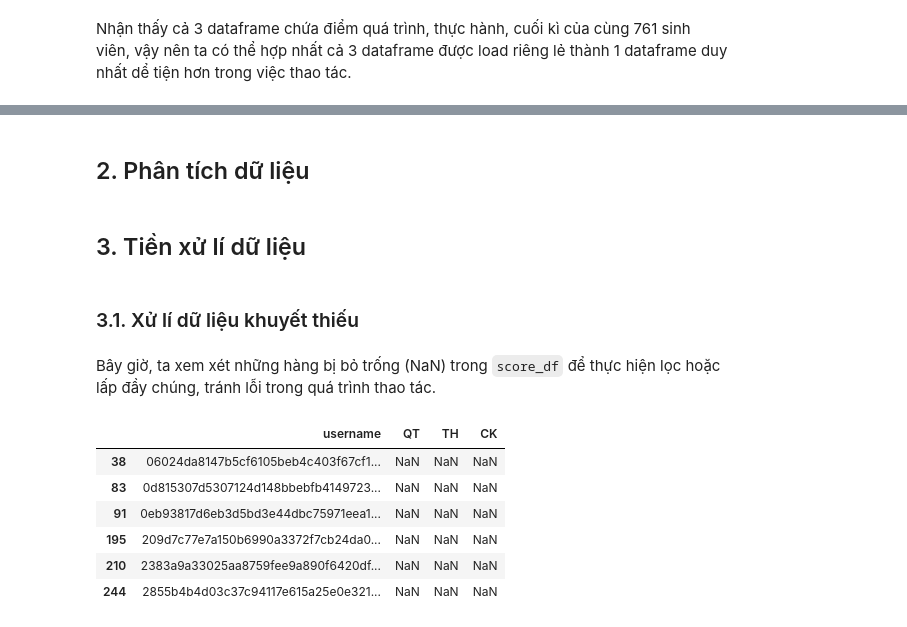
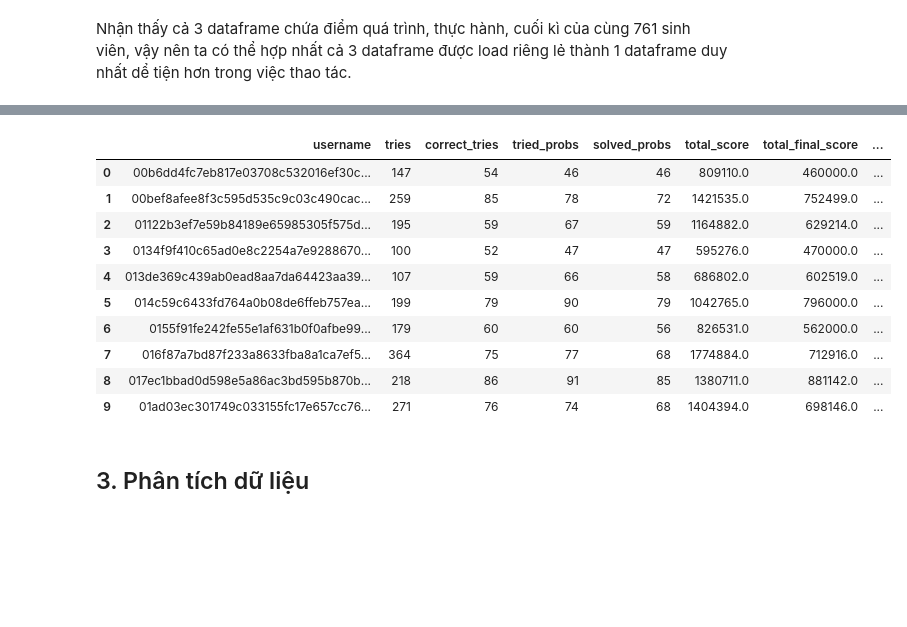
Before and after one commit to huapogba/may-hoc, a Jupyter notebook: wecode_prediction/23520199.ipynb, the cells around one changed output, grey strips where cells are left out. Saved outputs shown, nothing was run; the diff lists cells and outputs as text; code cells hidden in the pictures; blank space fills up the shorter version.

Commit message:
feat: update it001 prob

```diff
--- a/wecode_prediction/23520199.ipynb
+++ b/wecode_prediction/23520199.ipynb
@@ -128,0 +282,27 @@ score_df = pd.merge(
+# %%
+wecode_df["real_score"] = wecode_df["pre_score"] * wecode_df["coefficient"] / 100
+
+wecode_df["final_score"] = (
+    wecode_df["is_final"] * wecode_df["pre_score"] * wecode_df["coefficient"] / 100
+)
+
+wecode_df["is_final_solution"] = wecode_df["is_final"] * (
+    wecode_df["pre_score"] == 10000
+)
+
+extracted_df = (
+    wecode_df.groupby("username")
+    .agg(
+        tries=("username", "size"),
+        correct_tries=("pre_score", lambda x: sum(x == 10000)),
+        tried_probs=("is_final", "sum"),
+        solved_probs=("is_final_solution", "sum"),
+        total_score=("real_score", "sum"),
+        total_final_score=(
+            "final_score",
+            "sum",
+        ),
+    )
+    .reset_index()
+)
+extracted_df.head(10)
@@ -129,18 +321,23 @@ score_df = pd.merge(
+# %%
+extracted_df["tries/prob"] = extracted_df["tries"] / extracted_df["tried_probs"]
+extracted_df["accuracy"] = extracted_df["correct_tries"] / extracted_df["tries"]
+extracted_df["score/prob"] = (
+    extracted_df["total_final_score"] / extracted_df["tried_probs"]
+)
+extracted_df["score/try"] = extracted_df["total_score"] / extracted_df["tries"]
+
+extracted_df.head(10)
+# %% [output]
+|  | username | tries | correct_tries | tried_probs | solved_probs | total_score | total_final_score | ... |
+| 0 | 00b6dd4fc7eb817e03708c532016ef30c... | 147 | 54 | 46 | 46 | 809110.0 | 460000.0 | ... |
+| 1 | 00bef8afee8f3c595d535c9c03c490cac... | 259 | 85 | 78 | 72 | 1421535.0 | 752499.0 | ... |
+| 2 | 01122b3ef7e59b84189e65985305f575d... | 195 | 59 | 67 | 59 | 1164882.0 | 629214.0 | ... |
+| 3 | 0134f9f410c65ad0e8c2254a7e9288670... | 100 | 52 | 47 | 47 | 595276.0 | 470000.0 | ... |
+| 4 | 013de369c439ab0ead8aa7da64423aa39... | 107 | 59 | 66 | 58 | 686802.0 | 602519.0 | ... |
+| 5 | 014c59c6433fd764a0b08de6ffeb757ea... | 199 | 79 | 90 | 79 | 1042765.0 | 796000.0 | ... |
+| 6 | 0155f91fe242fe55e1af631b0f0afbe99... | 179 | 60 | 60 | 56 | 826531.0 | 562000.0 | ... |
+| 7 | 016f87a7bd87f233a8633fba8a1ca7ef5... | 364 | 75 | 77 | 68 | 1774884.0 | 712916.0 | ... |
+| 8 | 017ec1bbad0d598e5a86ac3bd595b870b... | 218 | 86 | 91 | 85 | 1380711.0 | 881142.0 | ... |
+| 9 | 01ad03ec301749c033155fc17e657cc76... | 271 | 76 | 74 | 68 | 1404394.0 | 698146.0 | ... |
 # %% [markdown]
-## 2. Phân tích dữ liệu
+## 3. Phân tích dữ liệu
-# %% [markdown]
-## 3. Tiền xử lí dữ liệu
-# %% [markdown]
-### 3.1. Xử lí dữ liệu khuyết thiếu
-# %% [markdown]
-Bây giờ, ta xem xét những hàng bị bỏ trống (NaN) trong `score_df` để thực hiện lọc hoặc lấp đầy chúng, tránh lỗi trong quá trình thao tác.
-# %%
-score_df[(score_df["QT"].isna()) | (score_df["TH"].isna()) | (score_df["CK"].isna())]
-# %% [output]
-|  | username | QT | TH | CK |
-| 38 | 06024da8147b5cf6105beb4c403f67cf1... | NaN | NaN | NaN |
-| 83 | 0d815307d5307124d148bbebfb4149723... | NaN | NaN | NaN |
-| 91 | 0eb93817d6eb3d5bd3e44dbc75971eea1... | NaN | NaN | NaN |
-| 195 | 209d7c77e7a150b6990a3372f7cb24da0... | NaN | NaN | NaN |
-| 210 | 2383a9a33025aa8759fee9a890f6420df... | NaN | NaN | NaN |
-| 244 | 2855b4b4d03c37c94117e615a25e0e321... | NaN | NaN | NaN |
```
Also changed, not shown: parts of 28 cells of this notebook.
